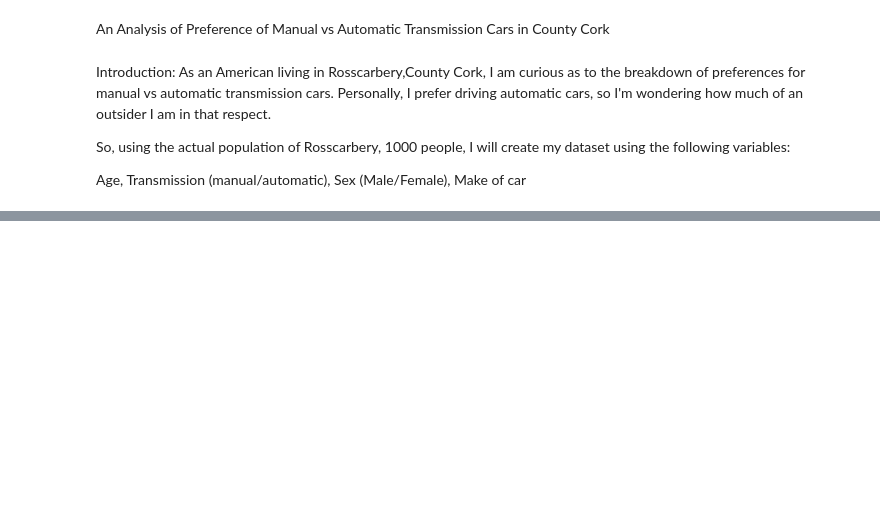
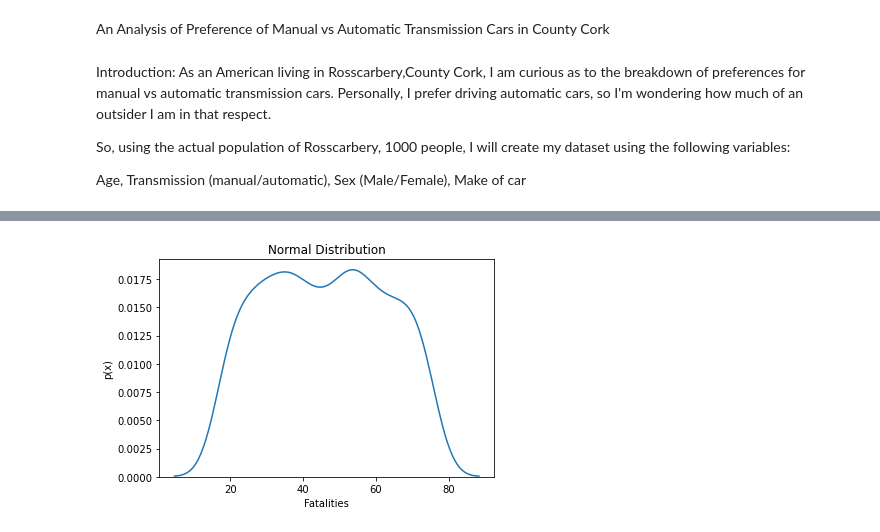
Before and after one commit to KeelyC0d3s/PFDAProject2020, a Jupyter notebook: PFDA Project 2020.ipynb, the cells around one changed output, grey strips where cells are left out. Drawn from its saved outputs; the diff is of its cells as text; code cells hidden in the pictures; blank space fills up the shorter version.

Commit message:
added graphs and simulated data set

```diff
--- a/PFDA Project 2020.ipynb
+++ b/PFDA Project 2020.ipynb
@@ -16,9 +16,3 @@ import numpy as np
 import pandas as pd
 import matplotlib.pyplot as plt
 import seaborn as sns
-# %%
-#Use numpy to generate a random array of ages
-import numpy as np
-rng = np.random.default_rng()
-ages = rng.integers(18, 76, 1000)
-print(ages)
@@ -112,22 +18,0 @@ print(carmake)
-# %%
-import numpy as np
-rng = np.random.default_rng()
-ages = rng.integers(18, 76, 1000)
-# print(ages)
-
-#Use numpy to generate a random array of male/female sexes
-sexes = np.random.choice(['male', 'female'], 1000, p=[0.60, 0.40])
-# print(sexes)
-
-#Use numpy to generate a random array of car makes Skoda/VW/Toyota/Peugot
-carmake = np.random.choice(['skoda', 'vw', 'toyota', 'peugeot'], 1000, p=[0.30, 0.25, 0.35, 0.10])
-# print(carmake)
-
-#Use numpy to generate a random array of transmissions manual/automatic
-transmission = np.random.choice(['manual', 'automatic'], 1000, p=[0.70, 0.30])
-# print(transmission)
-
-import pandas as pd
-d = {'Age': ages , 'Sex': sexes , 'Car Make': carmake ,'Transmission': transmission}
-df = pd.DataFrame(data=d)
-df
@@ -147,0 +148,12 @@ df
+# %%
+import numpy as np #generate simulation of fatalities
+rng = np.random.default_rng()
+rng.integers(78, size=105)
+
+sns.distplot(ages, hist=False)
+plt.title('Normal Distribution')
+plt.xlabel('Fatalities')
+plt.ylabel('p(x)')
+plt.show()
+# %% [output]
+[figure, added]
```
Also changed, not shown: parts of 9 cells of this notebook.
